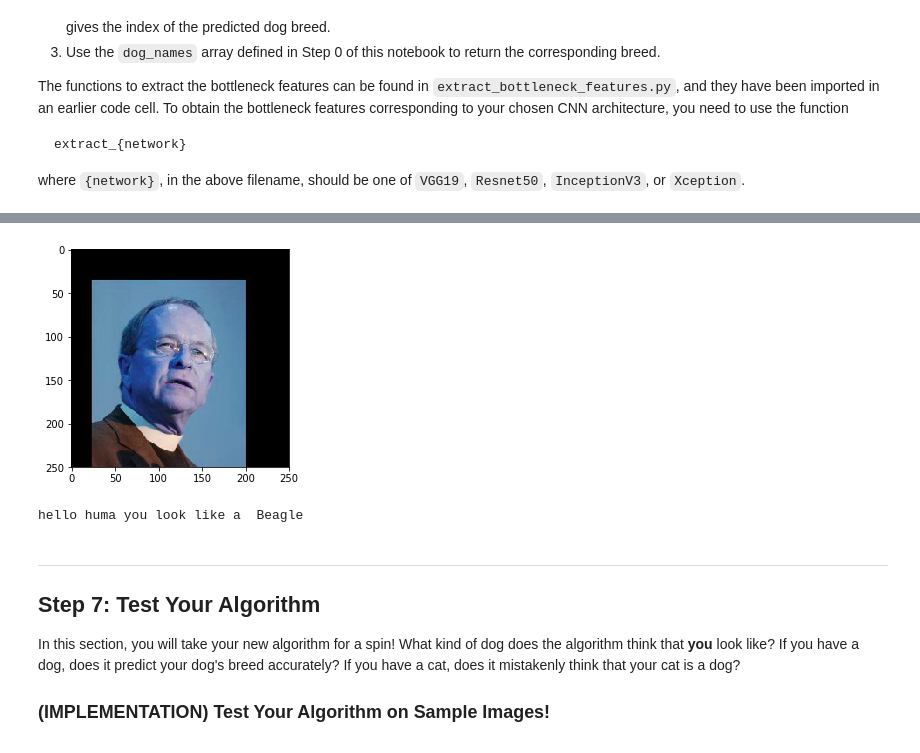
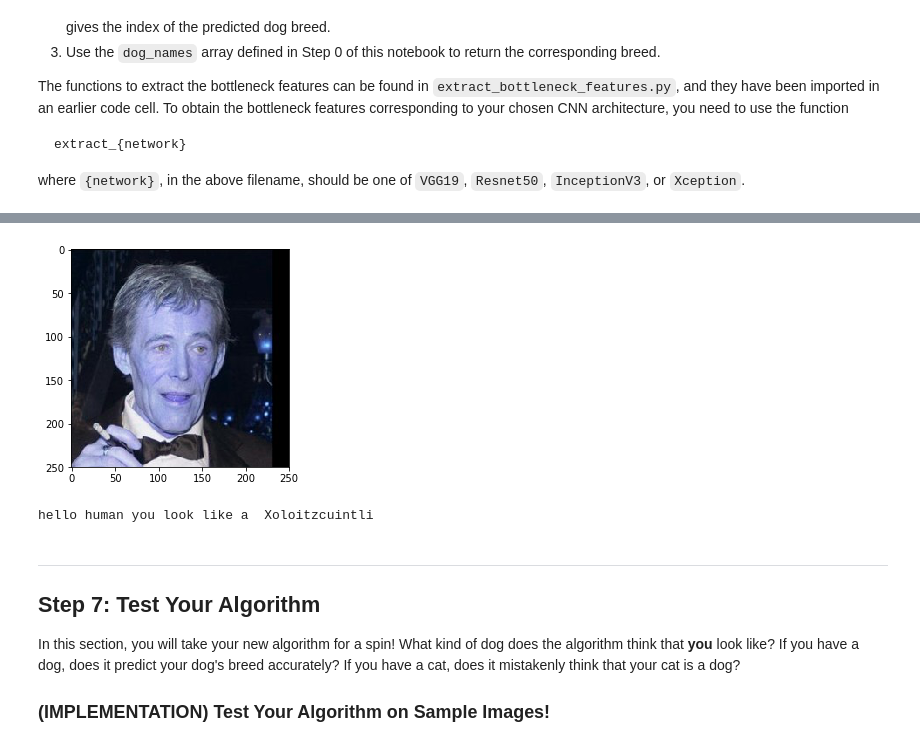
Before and after one commit to ricardo-0x07/dog-project, a Jupyter notebook: dog_app.ipynb, the cells around one changed output, grey strips where cells are left out. Cells and saved outputs as stored; diff of their text form; code cells hidden in the pictures.

```diff
--- a/dog_app.ipynb
+++ b/dog_app.ipynb
@@ -771,5 +778,5 @@ def detect(path):
     else:
         print('error detecting breed')
 
-detect(human_files_short[0])
+detect(human_files_short[9])
 # %% [output]
@@ -776,5 +784,5 @@ detect(human_files_short[0])
-[figure, old version]
+[figure, new version]
-hello huma you look like a  Beagle
+hello human you look like a  Xoloitzcuintli
 # %% [markdown]
 ---
 <a id='step7'></a>
```
Also changed, not shown: parts of 10 cells of this notebook, 10 other files.
